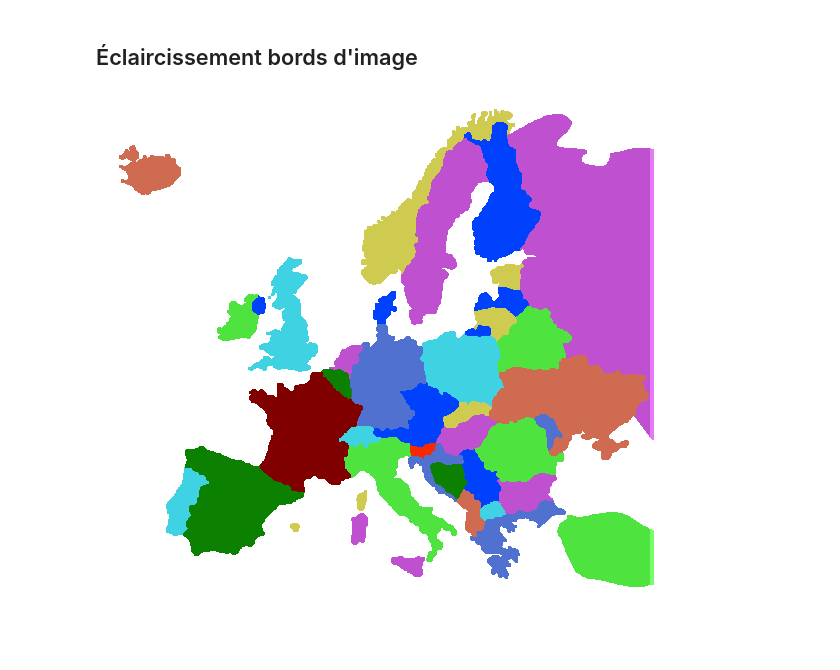
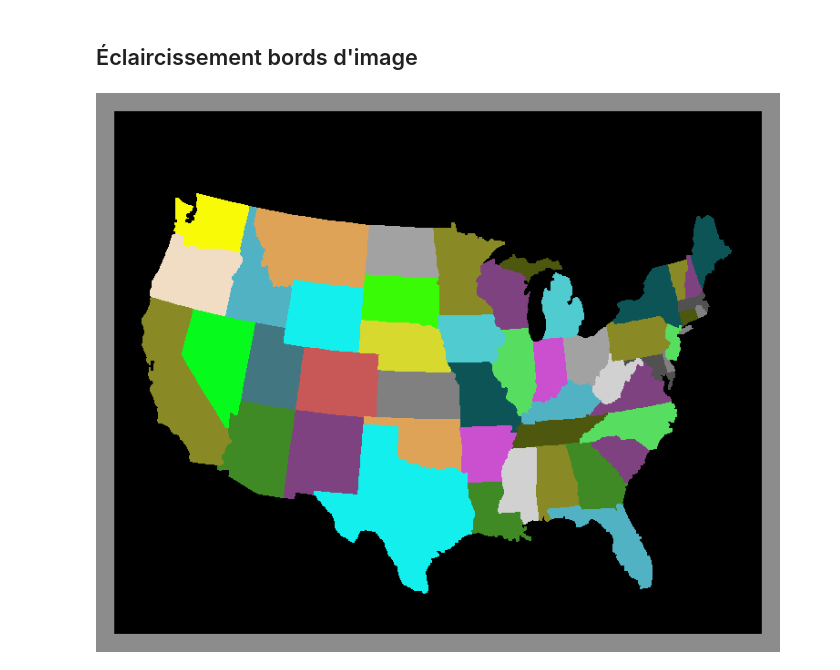
Before and after one commit to jdeantoni/intro_info_web_lab2, a Jupyter notebook: content/tp2_enseignant.ipynb, the cells around one changed output. Drawn from its saved outputs; the diff is of its cells as text; code cells hidden in the pictures; blank space fills up the shorter version.

```diff
--- a/content/tp2_enseignant.ipynb
+++ b/content/tp2_enseignant.ipynb
@@ -106,5 +112,19 @@ while (index < len(img.pixels)):
     p.g = v
     p.b = v
     index = index + 1
+print('technique classique')
+showImage(img)
 
-saveImage(img,"./pict/EU_gray.ppm")
+img :ImagePPM = loadImage("./pict/EU_propre.ppm")
+
+index: int = int(0)
+
+while (index < len(img.pixels)):
+    p: Pixel = img.pixels[index]
+    v: int = int((p.r+p.g+p.b)//3)
+    p.r = v
+    p.g = v
+    p.b = v
+    index = index + 1
+print('technique simpliste')
+showImage(img)
@@ -115,42 +275,46 @@ showImageFromPath("./pict/EU_gray.ppm")
 # %% [markdown]
 ## Éclaircissement bords d'image
 # %%
-img :Image = loadImage("./pict/EU_propre.ppm")
+img :Image = loadImage("./pict/US_propre.ppm")
+
+widthToChange: int = 20
+lightPower: int = 140
 
 pixelsToChange: list[Pixel] = []
 index: int = int(0)
 indexLastPix: int = len(img.pixels)-1
 
 while (index < img.width):
-    pixelsToChange = pixelsToChange + [img.pixels[index], img.pixels[index+img.width], img.pixels[index+2*img.width], img.pixels[index+3*img.width]]
-    pixelsToChange = pixelsToChange + [img.pixels[indexLastPix-index], img.pixels[indexLastPix-(index+img.width)], img.pixels[indexLastPix-(index+2*img.width)], img.pixels[indexLastPix-(index+3*img.width)]]
+    for i in range(0,widthToChange):
+        pixelsToChange = pixelsToChange + [img.pixels[index+i*img.width]]
+        pixelsToChange = pixelsToChange + [img.pixels[indexLastPix-(index+i*img.width)]]
     index = index + 1
 
-index = 4
+index = widthToChange
 
-while (index < (img.height-4)):
-    pixelsToChange = pixelsToChange + [img.pixels[index*img.width], img.pixels[index*img.width+1], img.pixels[index*img.width+2], img.pixels[index*img.width+3]]
-    pixelsToChange = pixelsToChange + [img.pixels[index*img.width+(img.width-1)], img.pixels[index*img.width+(img.width-2)], img.pixels[index*img.width+(img.width-3)], img.pixels[index*img.width+(img.width-4)]]
+while (index < (img.height-widthToChange)):
+    for i in range(0,widthToChange):
+        pixelsToChange = pixelsToChange + [img.pixels[index*img.width+i]]
+        pixelsToChange = pixelsToChange + [img.pixels[index*img.width+(img.width-(i+1))]]
     index = index + 1
 
 index = 0
 while (index < len(pixelsToChange)):
     p: Pixel = pixelsToChange[index]
-    if (p.r < 215):
-        p.r = p.r + 40
+    if (p.r < (255-lightPower)):
+        p.r = p.r + lightPower
     else:
         p.r = 255
-    if (p.g < 215):
-        p.g = p.g + 40
+    if (p.g < (255-lightPower)):
+        p.g = p.g + lightPower
     else:
         p.g = 255
-    if (p.b < 215):
-        p.b = p.b + 40
+    if (p.b < (255-lightPower)):
+        p.b = p.b + lightPower
     else:
         p.b = 255
     index = index + 1
 
-saveImage(img,"./pict/modified/EU_propre.ppm")
-showImageFromPath("./pict/modified/EU_propre.ppm")
+showImage(img)
 # %% [output]
-[figure, old version]
+[figure, new version]
```
Also changed, not shown: parts of 14 cells of this notebook, 4 other files.
